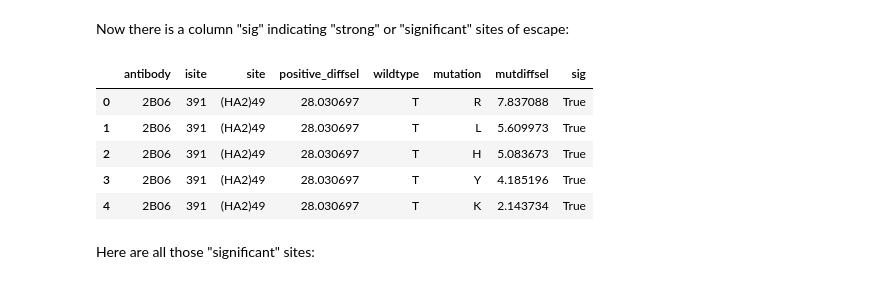
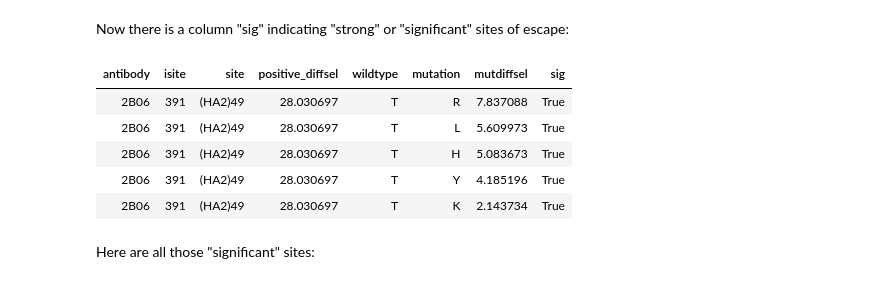
Before and after one commit to jbloomlab/2B06_DMS, a Jupyter notebook: analysis_notebook.ipynb, the cells around one changed output. Saved outputs shown, nothing was run; the diff lists cells and outputs as text; code cells hidden in the pictures.

```diff
--- a/analysis_notebook.ipynb
+++ b/analysis_notebook.ipynb
@@ -379,15 +380,15 @@ sel_df, _, _ = dms_tools2.plot.findSigSel(sel_df, 'positive_diffsel', '.temp', f
 sel_df = sel_df.drop(columns=['P', 'Q'])
 # %% [markdown]
 Now there is a column "sig" indicating "strong" or "significant" sites of escape:
-# %%
-sel_df.head()
-# %% [output]
-|  | antibody | isite | site | positive_diffsel | wildtype | mutation | mutdiffsel | sig |
-| 0 | 2B06 | 391 | (HA2)49 | 28.030697 | T | R | 7.837088 | True |
-| 1 | 2B06 | 391 | (HA2)49 | 28.030697 | T | L | 5.609973 | True |
-| 2 | 2B06 | 391 | (HA2)49 | 28.030697 | T | H | 5.083673 | True |
-| 3 | 2B06 | 391 | (HA2)49 | 28.030697 | T | Y | 4.185196 | True |
-| 4 | 2B06 | 391 | (HA2)49 | 28.030697 | T | K | 2.143734 | True |
+# %%
+display(HTML(sel_df.head().to_html(index=False)))
+# %% [output]
+| antibody | isite | site | positive_diffsel | wildtype | mutation | mutdiffsel | sig |
+| 2B06 | 391 | (HA2)49 | 28.030697 | T | R | 7.837088 | True |
+| 2B06 | 391 | (HA2)49 | 28.030697 | T | L | 5.609973 | True |
+| 2B06 | 391 | (HA2)49 | 28.030697 | T | H | 5.083673 | True |
+| 2B06 | 391 | (HA2)49 | 28.030697 | T | Y | 4.185196 | True |
+| 2B06 | 391 | (HA2)49 | 28.030697 | T | K | 2.143734 | True |
 # %% [markdown]
 Here are all those "significant" sites:
 # %%
```
Also changed, not shown: parts of 9 cells of this notebook, 1 other file.
